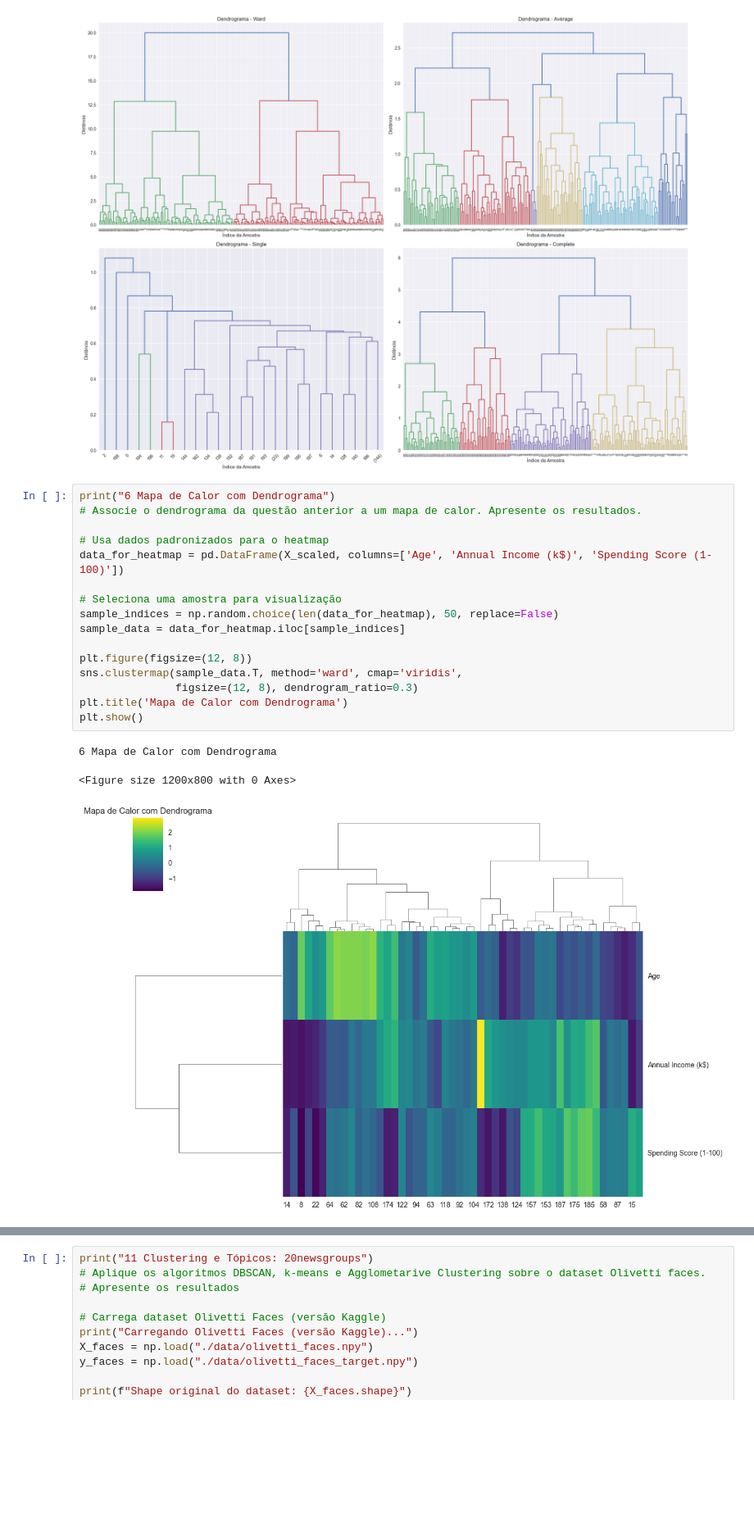
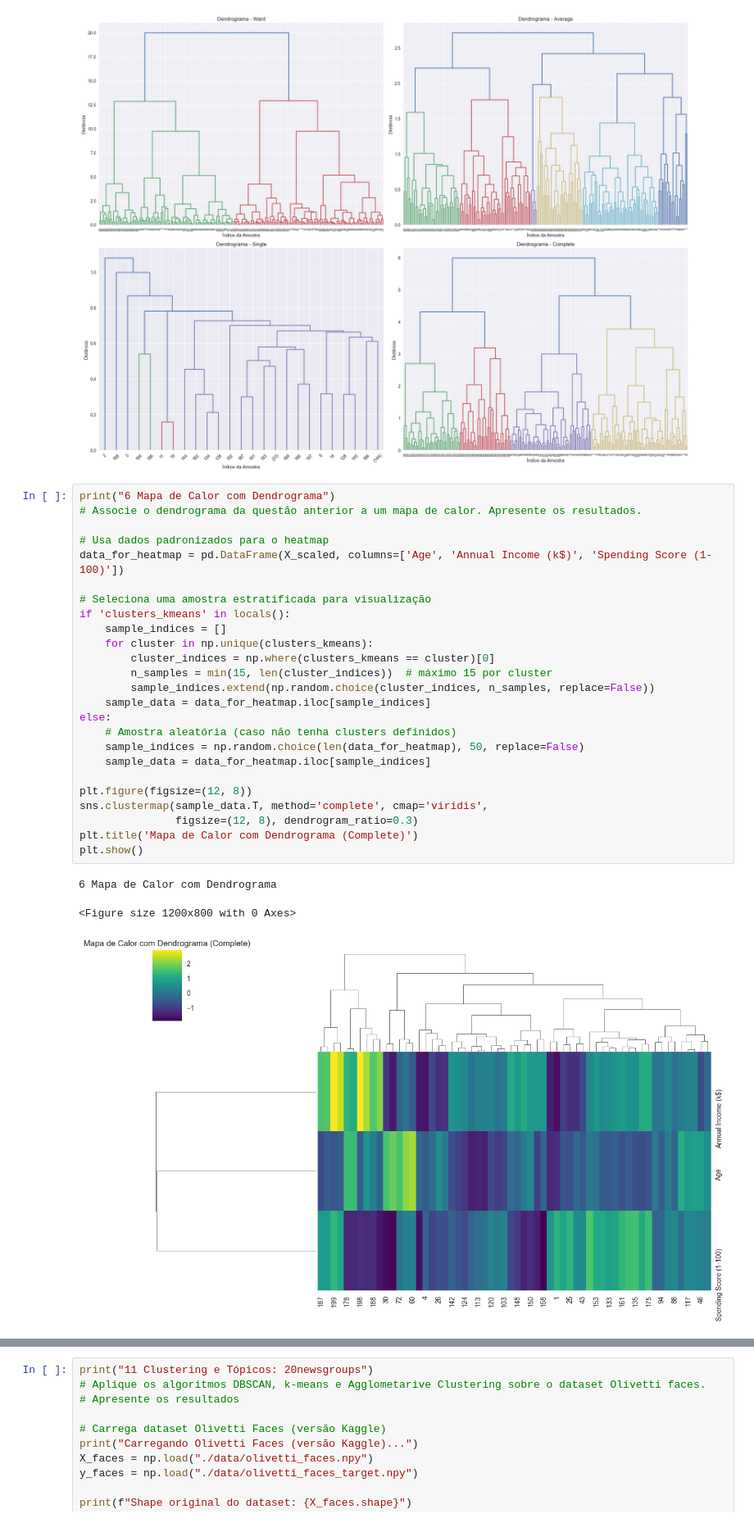
Before and after one commit to gontijojess/Clustering_AT, a Jupyter notebook: AT_clusterization.ipynb, the cells around one changed output, grey strips where cells are left out. Shown at 82% size. Cells and saved outputs as stored; diff of their text form; blank space fills up the shorter version.

```diff
--- a/AT_clusterization.ipynb
+++ b/AT_clusterization.ipynb
@@ -337,23 +373,32 @@ plt.show()
 # %%
 print("6 Mapa de Calor com Dendrograma")
 # Associe o dendrograma da questão anterior a um mapa de calor. Apresente os resultados.
 
 # Usa dados padronizados para o heatmap
 data_for_heatmap = pd.DataFrame(X_scaled, columns=['Age', 'Annual Income (k$)', 'Spending Score (1-100)'])
 
-# Seleciona uma amostra para visualização
-sample_indices = np.random.choice(len(data_for_heatmap), 50, replace=False)
-sample_data = data_for_heatmap.iloc[sample_indices]
+# Seleciona uma amostra estratificada para visualização
+if 'clusters_kmeans' in locals():
+    sample_indices = []
+    for cluster in np.unique(clusters_kmeans):
+        cluster_indices = np.where(clusters_kmeans == cluster)[0]
+        n_samples = min(15, len(cluster_indices))  # máximo 15 por cluster
+        sample_indices.extend(np.random.choice(cluster_indices, n_samples, replace=False))
+    sample_data = data_for_heatmap.iloc[sample_indices]
+else:
+    # Amostra aleatória (caso não tenha clusters definidos)
+    sample_indices = np.random.choice(len(data_for_heatmap), 50, replace=False)
+    sample_data = data_for_heatmap.iloc[sample_indices]
 
 plt.figure(figsize=(12, 8))
-sns.clustermap(sample_data.T, method='ward', cmap='viridis',
+sns.clustermap(sample_data.T, method='complete', cmap='viridis',
                figsize=(12, 8), dendrogram_ratio=0.3)
-plt.title('Mapa de Calor com Dendrograma')
+plt.title('Mapa de Calor com Dendrograma (Complete)')
 plt.show()
 # %% [output]
 6 Mapa de Calor com Dendrograma
 <Figure size 1200x800 with 0 Axes>
-[figure, old version]
+[figure, new version]
 # %%
 print("7 DBSCAN: make_swiss_roll")
 # Aplique o DBSCAN para encontrar agrupamentos no dataset make_swiss_roll.
```
Also changed, not shown: parts of 5 cells of this notebook.
